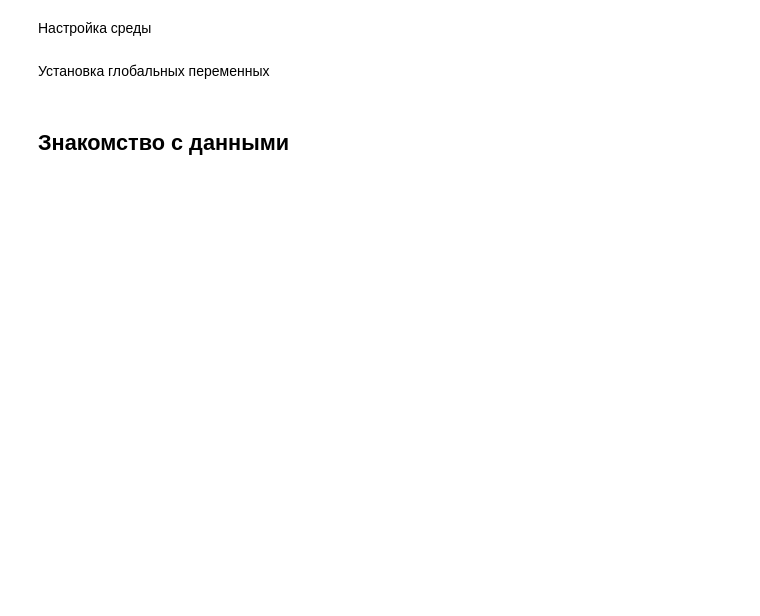
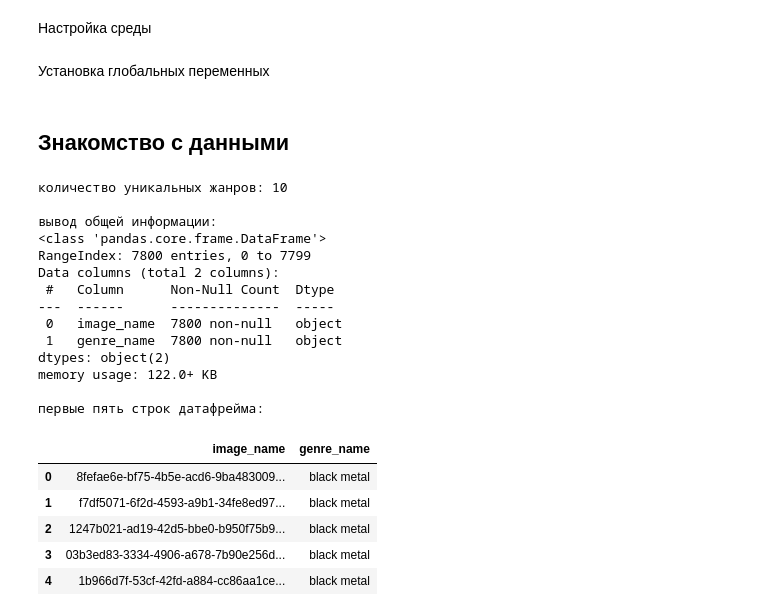
Before and after one commit to denis-42ds/determining_music_genre_from_an_image, a Jupyter notebook: music_genres.ipynb, the cells around one changed output. Cells and saved outputs as stored; diff of their text form; code cells hidden in the pictures; blank space fills up the shorter version.

```diff
--- a/music_genres.ipynb
+++ b/music_genres.ipynb
@@ -44,0 +81,29 @@ RANDOM_STATE = 42
+# %%
+print(f"количество уникальных жанров: {df['genre_name'].nunique()}")
+print()
+print('вывод общей информации:')
+df.info()
+print()
+print("первые пять строк датафрейма:")
+df.head()
+# %% [output]
+количество уникальных жанров: 10
+
+вывод общей информации:
+<class 'pandas.core.frame.DataFrame'>
+RangeIndex: 7800 entries, 0 to 7799
+Data columns (total 2 columns):
+ #   Column      Non-Null Count  Dtype
+---  ------      --------------  -----
+ 0   image_name  7800 non-null   object
+ 1   genre_name  7800 non-null   object
+dtypes: object(2)
+memory usage: 122.0+ KB
+
+первые пять строк датафрейма:
+|  | image_name | genre_name |
+| 0 | 8fefae6e-bf75-4b5e-acd6-9ba483009... | black metal |
+| 1 | f7df5071-6f2d-4593-a9b1-34fe8ed97... | black metal |
+| 2 | 1247b021-ad19-42d5-bbe0-b950f75b9... | black metal |
+| 3 | 03b3ed83-3334-4906-a678-7b90e256d... | black metal |
+| 4 | 1b966d7f-53cf-42fd-a884-cc86aa1ce... | black metal |
```
Also changed, not shown: parts of 10 cells of this notebook, 4 other files.
